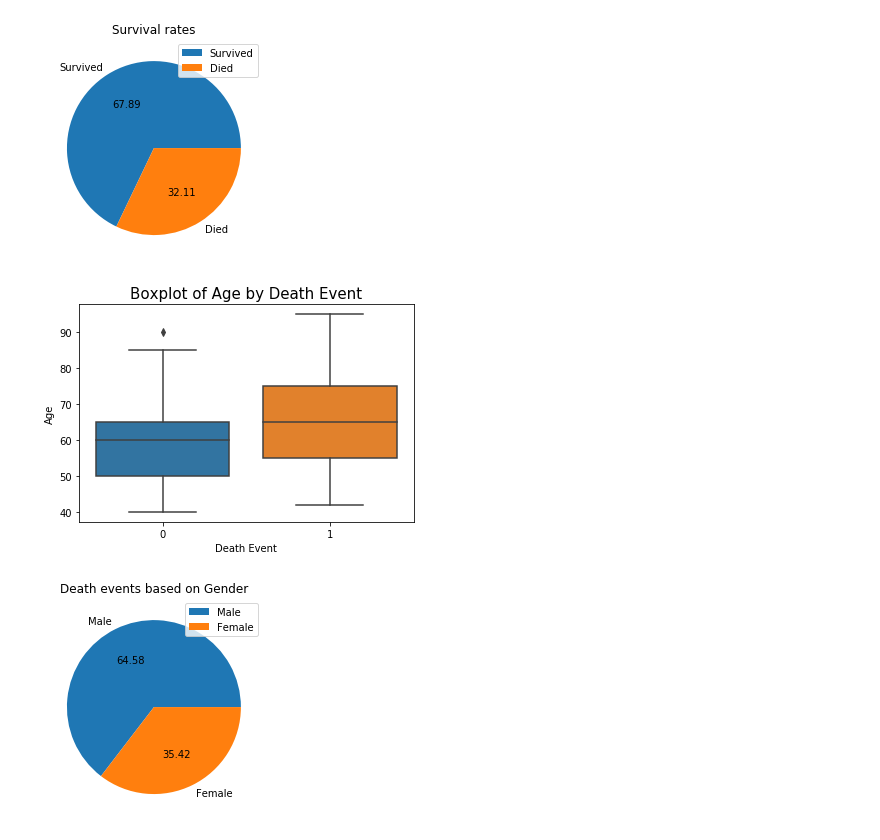
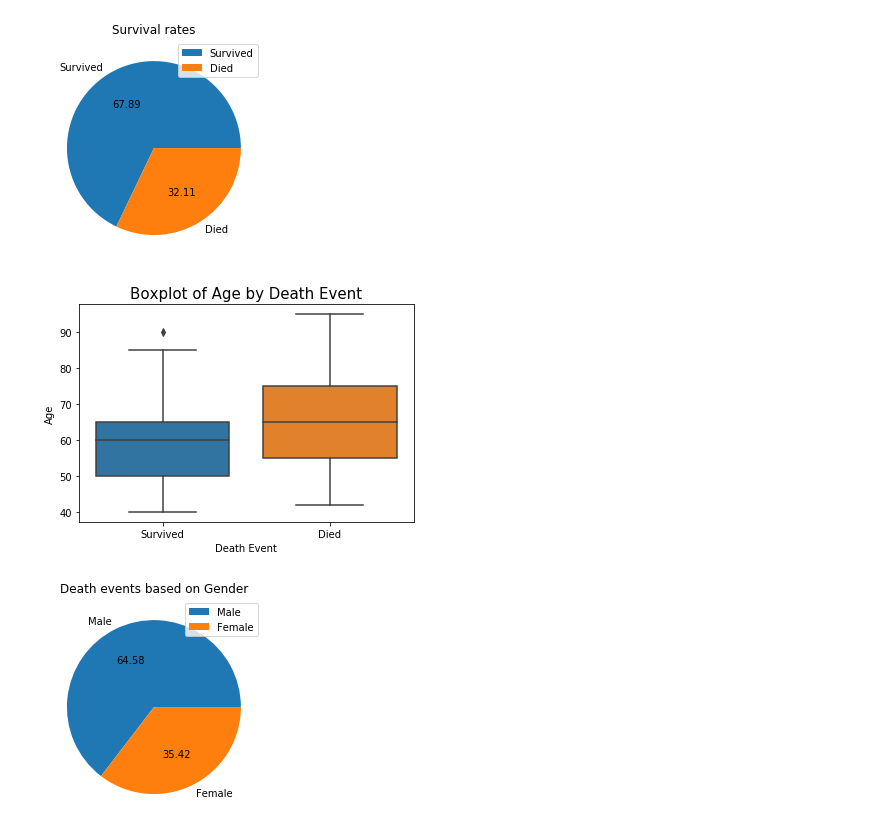
Before and after one commit to SaiRamishetty-23/PDS_assignment2, a Jupyter notebook: assignment2_code.ipynb, the cells around one changed output. Drawn from its saved outputs; the diff is of its cells as text; code cells hidden in the pictures.

```diff
--- a/assignment2_code.ipynb
+++ b/assignment2_code.ipynb
@@ -277,13 +278,16 @@ plt.show()
 # %%
 #Releationship between age and death rates.
 #Younger people seemed to have better survival rate than those older.
 sns.boxplot(clinical_records['DEATH_EVENT'], clinical_records['age'])
 plt.xlabel("Death Event")
 plt.ylabel("Age")
+ticks = [0,1]
+labels = ['Survived','Died']
+plt.xticks(ticks,labels)
 plt.title('Boxplot of Age by Death Event', fontsize = 15)
 plt.show()
 # %% [output]
-[figure, old version]
+[figure, new version]
 # %%
 #Relationship between gender and death rates
 
```
Also changed, not shown: parts of 6 cells of this notebook.
